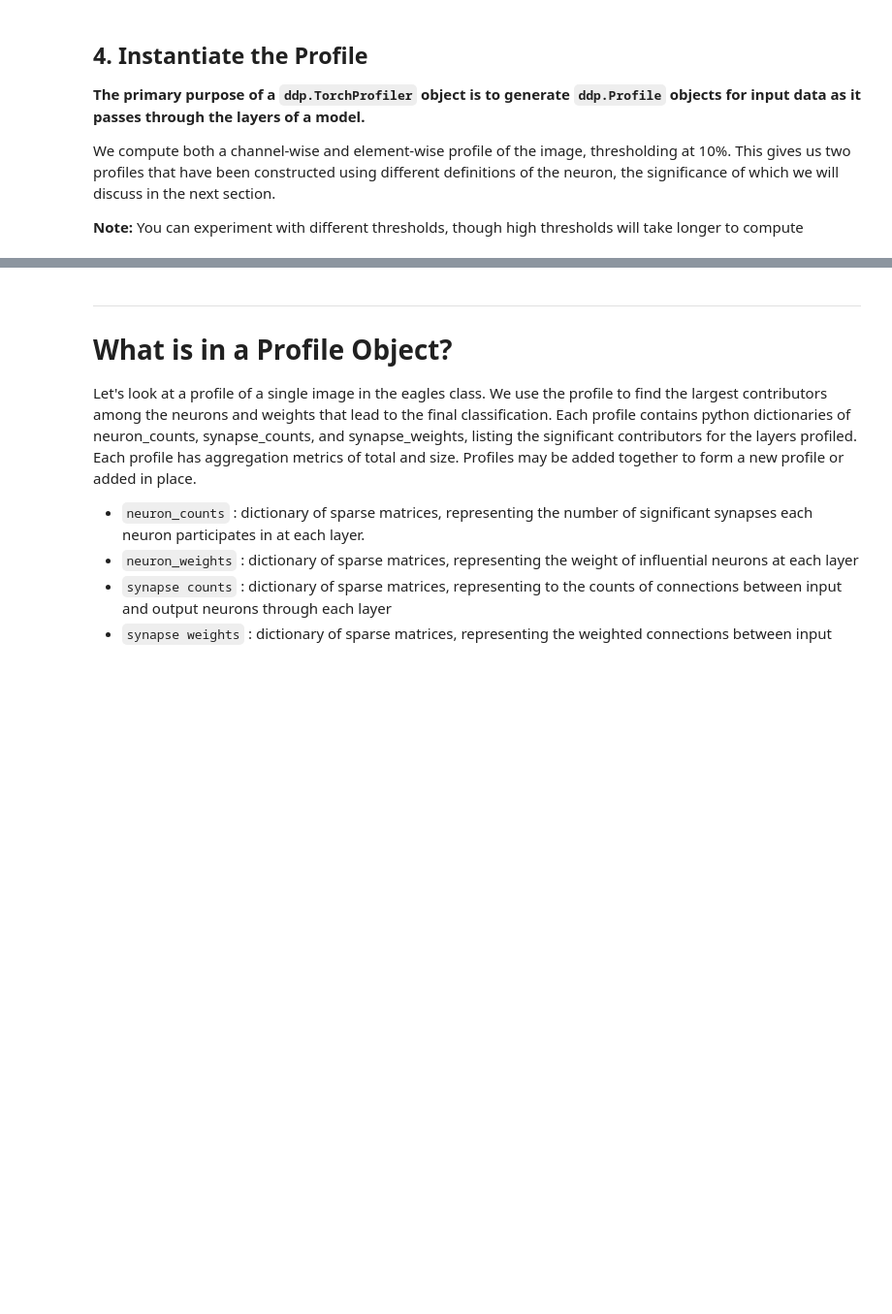
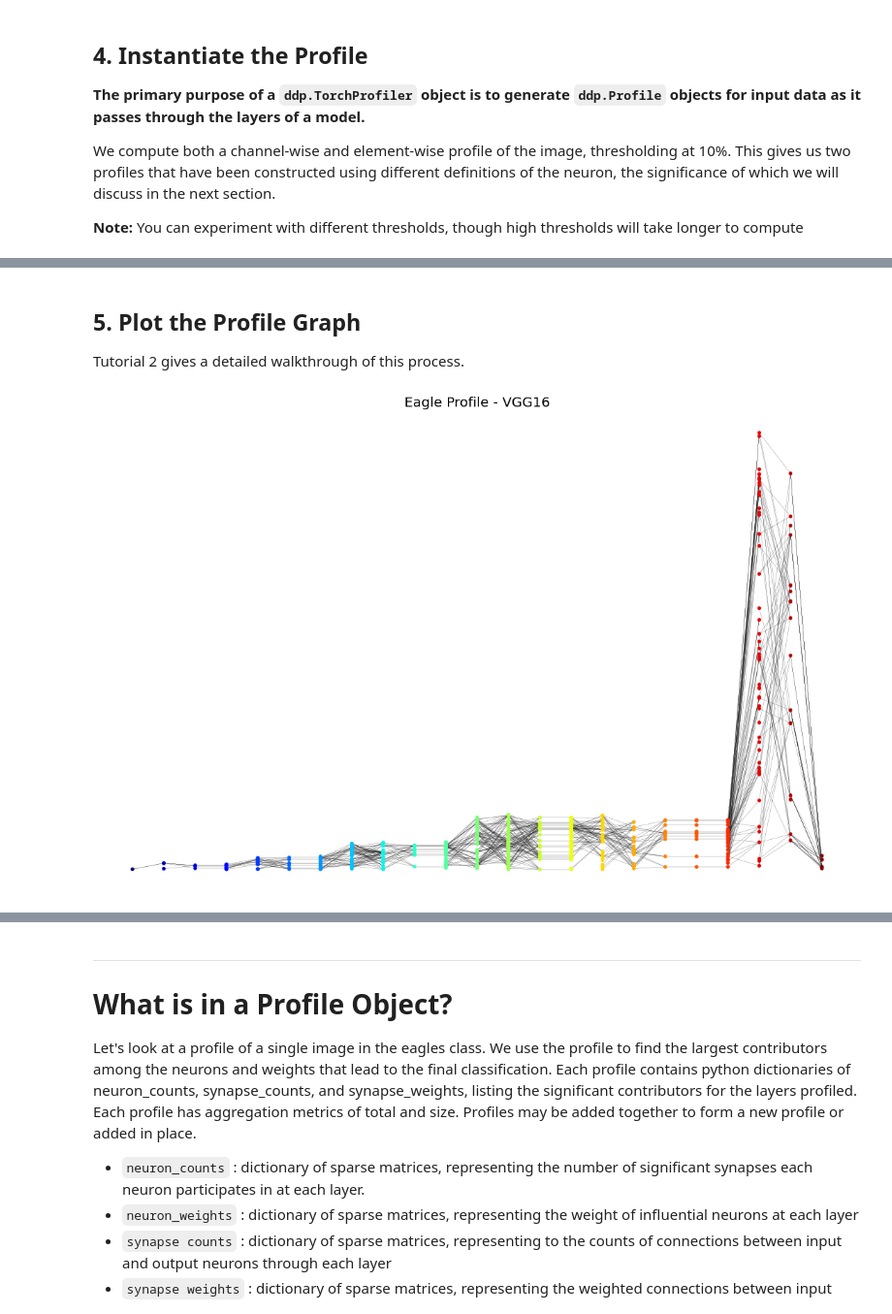
Before and after one commit to pnnl/DeepDataProfiler, a Jupyter notebook: tutorials/Tutorial 1 - DDP-Tutorial.ipynb, the cells around one changed output, grey strips where cells are left out. Shown: that part at 97% size. Drawn from its saved outputs; the diff is of its cells as text; code cells hidden in the pictures; blank space fills up the shorter version.

```diff
--- a/tutorials/Tutorial 1 - DDP-Tutorial.ipynb
+++ b/tutorials/Tutorial 1 - DDP-Tutorial.ipynb
@@ -64,10 +62,8 @@ profile for these images we then use the <code>ddp.TorchProfiler.create_profile(
 We preprocess an eagle image from Imagenet by applying the transformations that were used on the training set (i.e. normalizing, resizing, etc.):
 # %%
 ### Uncomment the following to run in Colab
-import requests
-imagepath = "https://github.com/pnnl/DeepDataProfiler/blob/master/tutorials/images/n01614925/ILSVRC2012_val_00046632.JPEG"
-resp = requests.get(imagepath, stream=True).raw
-img = np.asarray(bytearray(resp.read()), dtype="uint8")
+!wget -qnc "https://raw.githubusercontent.com/pnnl/DeepDataProfiler/master/tutorials/images/n01614925/ILSVRC2012_val_00046632.JPEG"
+img = cv2.imread('ILSVRC2012_val_00046632.JPEG')
 
 ### Uncomment the following to run locally
 # imagepath = 'images/n01614925/ILSVRC2012_val_00046632.JPEG'
@@ -76,8 +72,7 @@ img = np.asarray(bytearray(resp.read()), dtype="uint8")
 def torch_image(img):
     """normalize the values and resize for processing"""
     norm=((0.485, 0.456, 0.406), (0.229, 0.224, 0.225))
-    normalize = transforms.Compose([transforms.Normalize(mean=norm[0], std=norm[1])])
-    # img = cv2.imread(imgpath)
+    normalize = Compose([Normalize(mean=norm[0], std=norm[1])])
     img = np.expand_dims(img, 2).repeat(3, axis=2) if len(img.shape) == 2 else img
     img = cv2.cvtColor(img, cv2.COLOR_BGR2RGB)
     img = cv2.resize(img, (224, 224))
@@ -138,3 +175,19 @@ element_profile = profiler.create_profile(timage,
+# %% [markdown]
+## 5. Plot the Profile Graph
+Tutorial 2 gives a detailed walkthrough of this process.
+# %%
+profile_dict = profiler.dict_view(channel_profile)
+T = ddp.tuples_from_dict(profile_dict.synapse_weights)
+G = ddp.graph_from_tuples(T)
+# %%
+fig, ax = plt.subplots(figsize=(20,13))
+ax.axis('off')
+# position nodes by layer and index
+position = {node:(node[0],node[1]) for node in G.nodes}
+ax.set_title('Eagle Profile - VGG16', fontsize=20)
+nx.draw(G,ax=ax,node_size=20,width=0.2, node_color=[v[0] for v in G.nodes], cmap='jet', pos=position, arrows=False)
+# %% [output]
+[figure, added]
 # %% [markdown]
 ---
 # What is a neuron?
```
Also changed, not shown: parts of 18 cells of this notebook, 1 other file.
